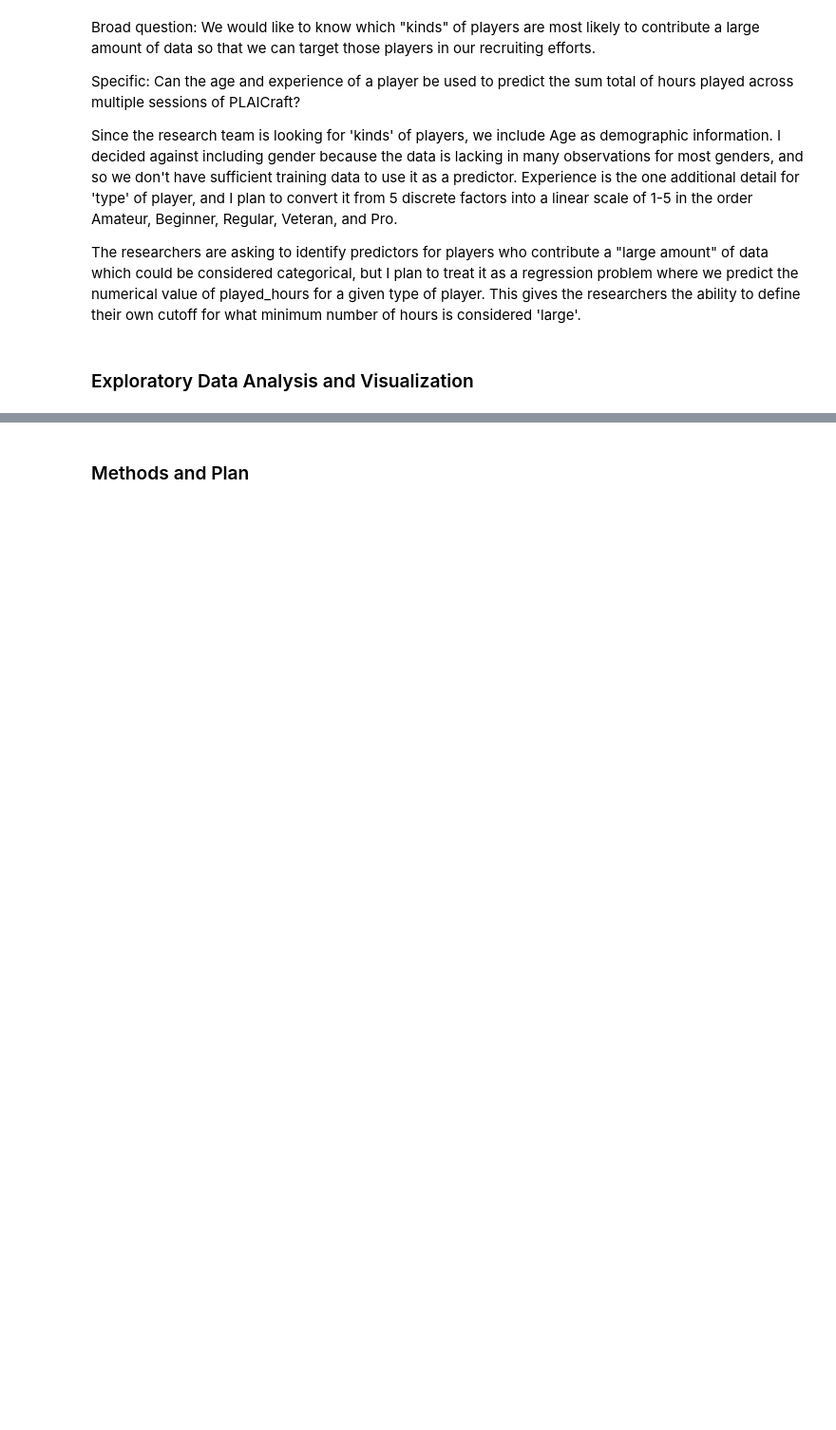
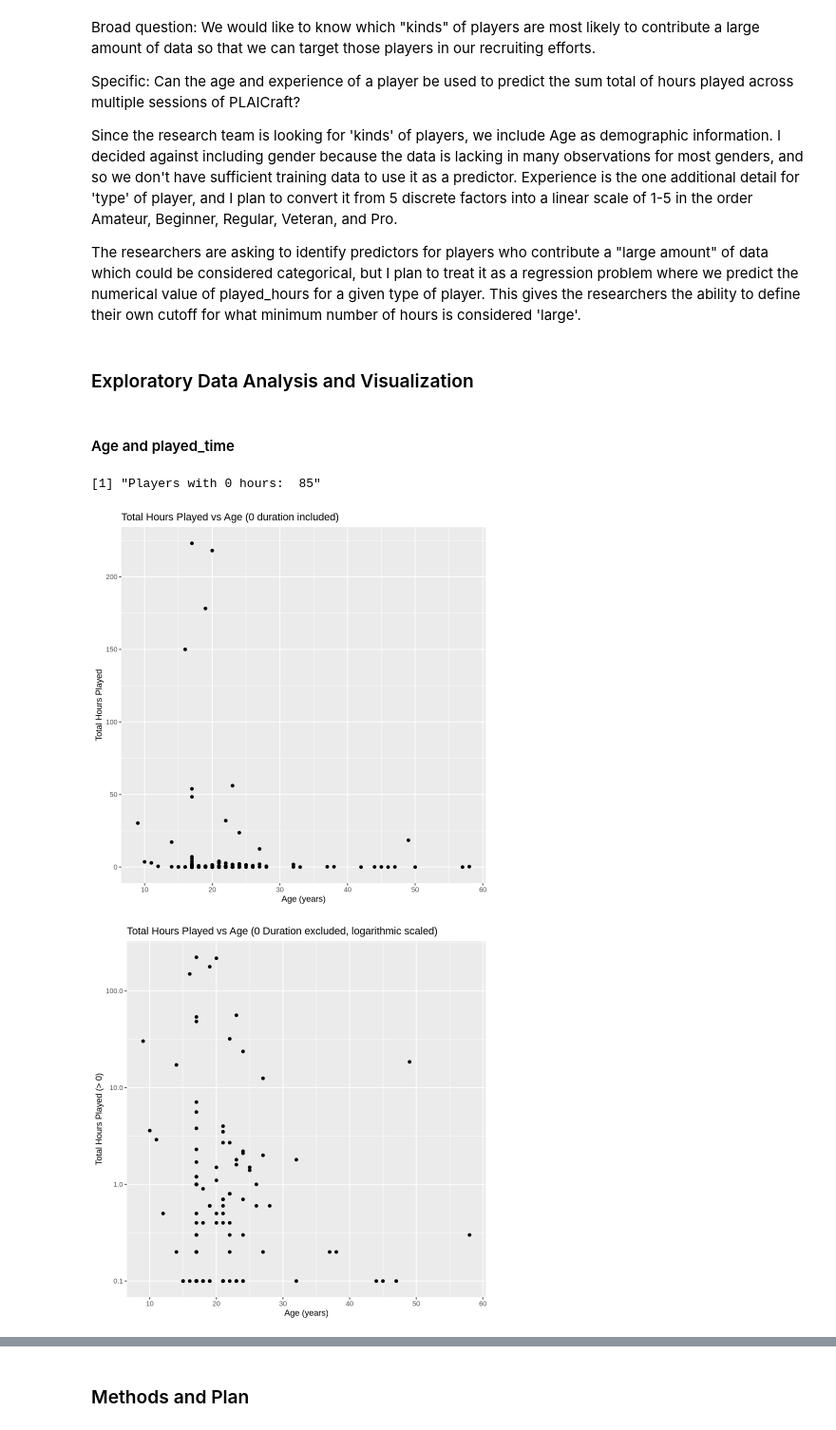
Before and after one commit to apepers/DSCI-100-Project, a Jupyter notebook: ReportNotebook.ipynb, the cells around one changed output, grey strips where cells are left out. Shown at 95% size. Saved outputs shown, nothing was run; the diff lists cells and outputs as text; code cells hidden in the pictures; blank space fills up the shorter version.

```diff
--- a/ReportNotebook.ipynb
+++ b/ReportNotebook.ipynb
@@ -0,0 +16,6 @@
+# %%
+player_data = download.file("https://github.com/apepers/DSCI-100-Project/raw/refs/heads/main/players.csv", "players.csv")
+session_data = download.file("https://github.com/apepers/DSCI-100-Project/raw/refs/heads/main/sessions.csv", "sessions.csv")
+
+players = read_csv("players.csv")
+sessions = read_csv("sessions.csv")
@@ -49,3 +90,33 @@ Since the research team is looking for 'kinds' of players, we include Age as dem
 The researchers are asking to identify predictors for players who contribute a "large amount" of data which could be considered categorical, but I plan to treat it as a regression problem where we predict the numerical value of played_hours for a given type of player. This gives the researchers the ability to define their own cutoff for what minimum number of hours is considered 'large'.
 # %% [markdown]
 ### Exploratory Data Analysis and Visualization
+# %% [markdown]
+#### Age and played_time
+# %%
+age_time_plot = players |>
+    ggplot(aes(x = Age, y = played_hours)) +
+    geom_point(na.rm = TRUE) +
+    labs(x = "Age (years)", y = "Total Hours Played") +
+    ggtitle("Total Hours Played vs Age (0 duration included)")
+
+age_time_plot
+
+zero_hour_count = players |>
+    filter(played_hours == 0) |>
+    summarize(n = n()) |>
+    pull()
+print(paste("Players with 0 hours: ", zero_hour_count))
+
+age_time_plot_no_0 = players |>
+    filter(played_hours > 0) |>
+    ggplot(aes(x = Age, y = played_hours)) +
+    geom_point(na.rm = TRUE) +
+    labs(x = "Age (years)", y = "Total Hours Played (> 0)") +
+    ggtitle("Total Hours Played vs Age (0 Duration excluded, logarithmic scaled)") +
+    scale_y_log10()
+
+age_time_plot_no_0
+# %% [output]
+[1] "Players with 0 hours:  85"
+[figure, added]
+[figure, added]
```
Also changed, not shown: parts of 11 cells of this notebook, 1 other file.
